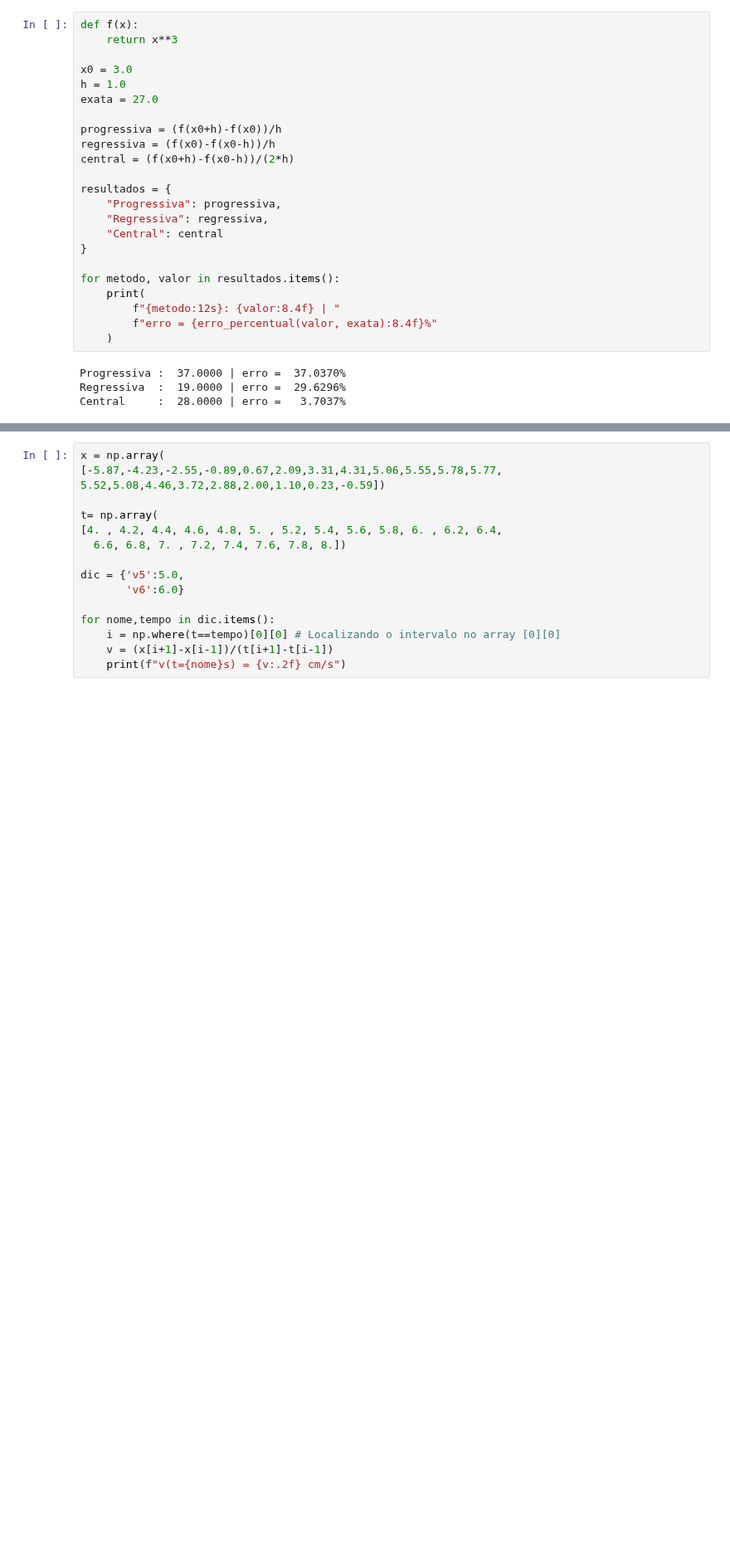
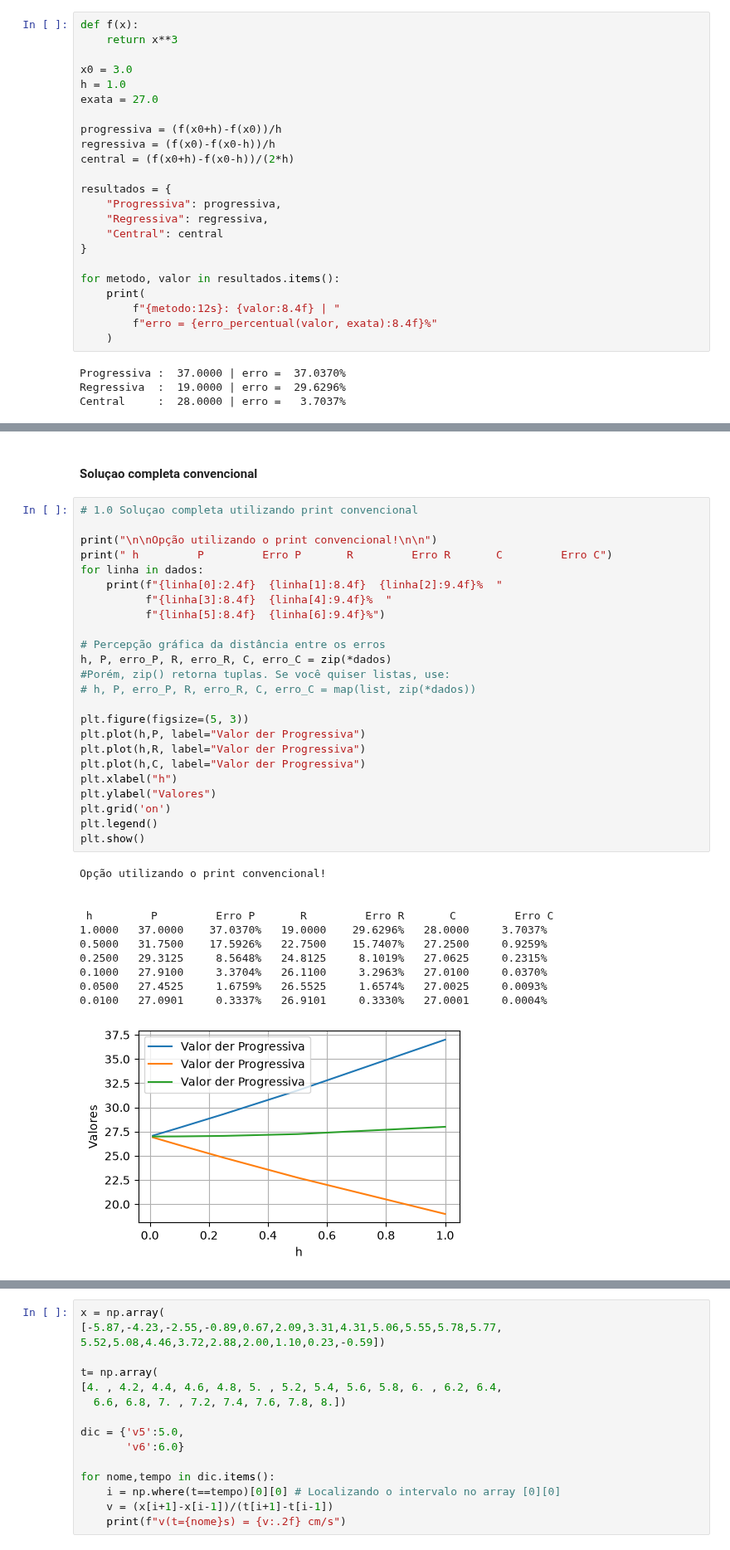
Before and after one commit to JonathaCosta-IA/1-NM_GitHub, a Jupyter notebook: C-NoteBooks/4-MN_Diferenciacao_Numerica.ipynb, the cells around one changed output, grey strips where cells are left out. Shown at 83% size. Cells and saved outputs as stored; diff of their text form; blank space fills up the shorter version.

```diff
--- a/C-NoteBooks/4-MN_Diferenciacao_Numerica.ipynb
+++ b/C-NoteBooks/4-MN_Diferenciacao_Numerica.ipynb
@@ -357,0 +319,38 @@ for linha in dados:
+# %% [markdown]
+#### Soluçao completa convencional
+# %%
+# 1.0 Soluçao completa utilizando print convencional
+
+print("\n\nOpção utilizando o print convencional!\n\n")
+print(" h         P         Erro P       R         Erro R       C         Erro C")
+for linha in dados:
+    print(f"{linha[0]:2.4f}  {linha[1]:8.4f}  {linha[2]:9.4f}%  "
+          f"{linha[3]:8.4f}  {linha[4]:9.4f}%  "
+          f"{linha[5]:8.4f}  {linha[6]:9.4f}%")
+
+# Percepção gráfica da distância entre os erros
+h, P, erro_P, R, erro_R, C, erro_C = zip(*dados)
+#Porém, zip() retorna tuplas. Se você quiser listas, use:
+# h, P, erro_P, R, erro_R, C, erro_C = map(list, zip(*dados))
+
+plt.figure(figsize=(5, 3))
+plt.plot(h,P, label="Valor der Progressiva")
+plt.plot(h,R, label="Valor der Progressiva")
+plt.plot(h,C, label="Valor der Progressiva")
+plt.xlabel("h")
+plt.ylabel("Valores")
+plt.grid('on')
+plt.legend()
+plt.show()
+# %% [output]
+Opção utilizando o print convencional!
+
+
+ h         P         Erro P       R         Erro R       C         Erro C
+1.0000   37.0000    37.0370%   19.0000    29.6296%   28.0000     3.7037%
+0.5000   31.7500    17.5926%   22.7500    15.7407%   27.2500     0.9259%
+0.2500   29.3125     8.5648%   24.8125     8.1019%   27.0625     0.2315%
+0.1000   27.9100     3.3704%   26.1100     3.2963%   27.0100     0.0370%
+0.0500   27.4525     1.6759%   26.5525     1.6574%   27.0025     0.0093%
+0.0100   27.0901     0.3337%   26.9101     0.3330%   27.0001     0.0004%
+[figure, added]
```
Also changed, not shown: parts of 43 cells of this notebook.
